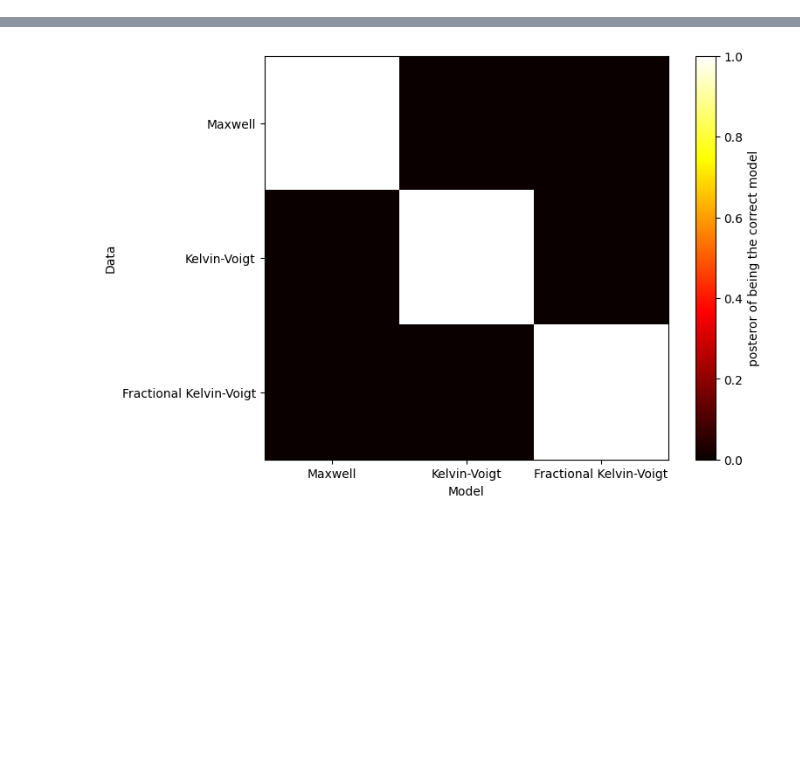
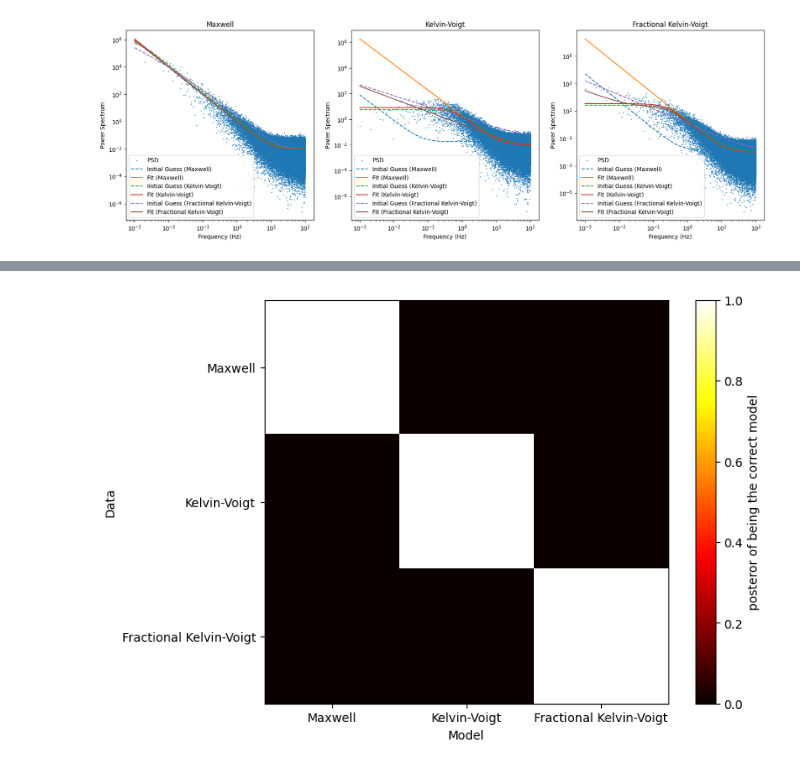
Before and after one commit to wusche1/Spctral-Noise-Filtering, a Jupyter notebook: demos/simulating_trajectories.ipynb, the cells around one changed output, grey strips where cells are left out. Cells and saved outputs as stored; diff of their text form; code cells hidden in the pictures; blank space fills up the shorter version.

```diff
--- a/demos/simulating_trajectories.ipynb
+++ b/demos/simulating_trajectories.ipynb
@@ -80,6 +82,17 @@ for data in Data_list:
     data.create_NLL_maxwell()
     data.create_NLL_kelvin_voigt()
     data.create_NLL_fractional_kelvin_voigt()
+# %%
+#make one plot for each data in a row. In each plot, plot the data and the fits
+
+fig, ax = plt.subplots(1,3, figsize=(20,6))
+data_names = ['Maxwell', 'Kelvin-Voigt', 'Fractional Kelvin-Voigt']
+for i, data in enumerate(Data_list):
+    #make title
+    ax[i].set_title(data_names[i])
+    data.plot_psd(ax[i])
+# %% [output]
+[figure, added]
 # %%
 #make one plot for each data in a row. In each plot, plot the data and the fits
 
```
Also changed, not shown: parts of 14 cells of this notebook, 3 other files.
